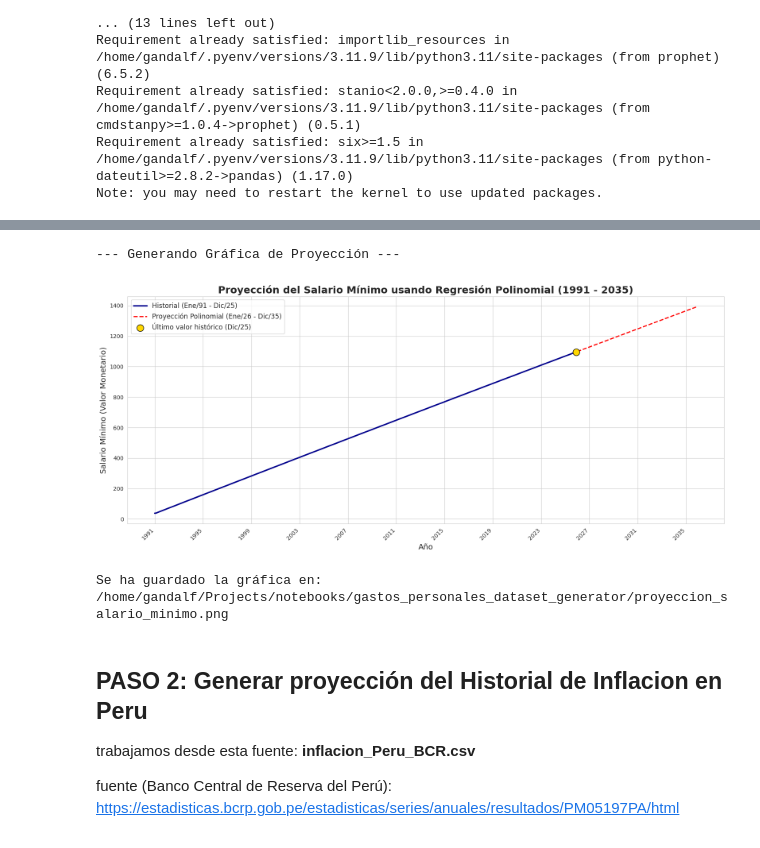
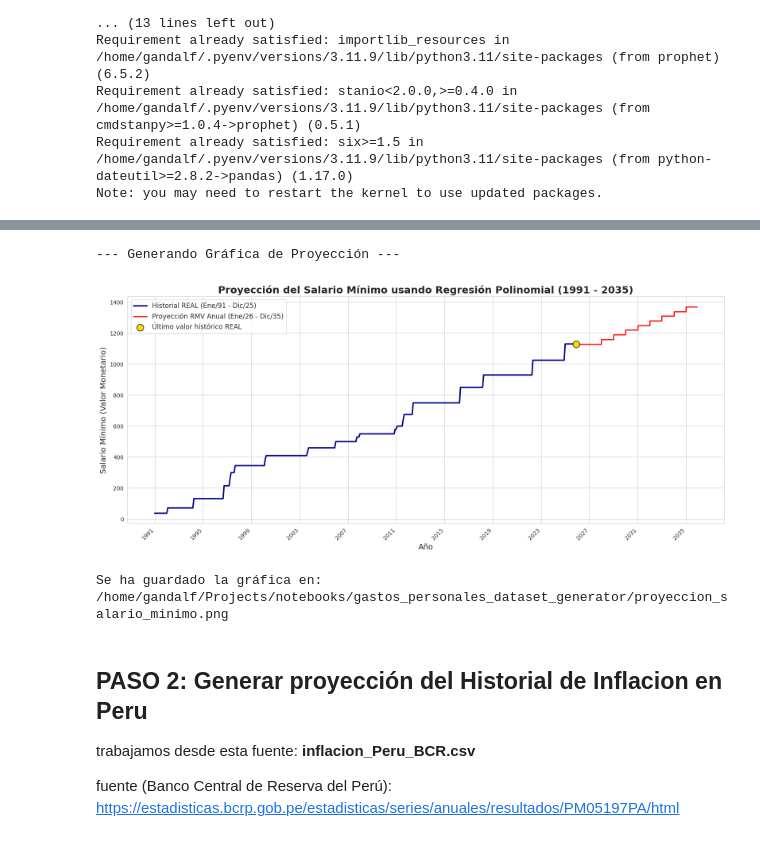
Before and after one commit to LuisCRicci/gastos_personales_dataset_generator, a Jupyter notebook: generator.ipynb, the cells around one changed output, grey strips where cells are left out. Cells and saved outputs as stored; diff of their text form; code cells hidden in the pictures.

```diff
--- a/generator.ipynb
+++ b/generator.ipynb
@@ -180,14 +219,16 @@ Ubicación: /home/gandalf/Projects/notebooks/gastos_personales_dataset_generator
 # %%
-# --- 6. Visualización de los Resultados ---
+# =========================================================================
+# 6. Visualización de los Resultados
+# =========================================================================
 
 print("\n--- Generando Gráfica de Proyección ---")
 
 # Convertir la columna de fecha a formato numérico (para el eje X)
-df_final = df_proyeccion[['Fecha_dt', 'Fecha', 'Salario_minimo_proyectado', 'Tipo_de_valor']].rename(columns={'Salario_minimo_proyectado': 'Salario_minimo'})
+df_final = df_proyeccion[['Fecha_dt', 'Fecha', 'Salario_minimo', 'Tipo_de_valor']]
 
 # Definir los datos históricos y de proyección
 df_historial = df_final[df_final['Tipo_de_valor'] == 'Historial']
-df_proyeccion = df_final[df_final['Tipo_de_valor'] == 'Proyección']
+df_proyeccion_final = df_final[df_final['Tipo_de_valor'] == 'Proyección']
 df_punto_corte = df_final.iloc[df_historial.index[-1]]
 
 # Configuración de la gráfica
@@ -198,56 +239,57 @@ sns.set_style("whitegrid")
 plt.plot(
     df_historial['Fecha_dt'],
     df_historial['Salario_minimo'],
-    label='Historial (Ene/91 - Dic/25)',
+    label='Historial REAL (Ene/91 - Dic/25)',
     color='darkblue',
     linewidth=2.5
 )
 
-# 2. Graficar la data proyectada (línea punteada)
+# 2. Graficar la data proyectada (línea punteada con escalones)
 plt.plot(
-    df_proyeccion['Fecha_dt'],
-    df_proyeccion['Salario_minimo'],
-    label='Proyección Polinomial (Ene/26 - Dic/35)',
+    df_proyeccion_final['Fecha_dt'],
+    df_proyeccion_final['Salario_minimo'],
+    label='Proyección RMV Anual (Ene/26 - Dic/35)',
     color='red',
-    linestyle='--',
+    linestyle='-',
+    drawstyle='steps-post', # <-- Usa 'steps-post' para el efecto de escalón
     linewidth=2
 )
+
 
 # 3. Marcar el punto de corte
 plt.scatter(
     df_punto_corte['Fecha_dt'],
     df_punto_corte['Salario_minimo'],
     color='gold',
     edgecolor='black',
     s=150,
     zorder=5,
-    label='Último valor histórico (Dic/25)'
+    label='Último valor histórico REAL'
 )
 
 # 4. Añadir Títulos y Etiquetas
 plt.title('Proyección del Salario Mínimo usando Regresión Polinomial (1991 - 2035)', fontsize=18, fontweight='bold')
 plt.xlabel('Año', fontsize=14)
 plt.ylabel('Salario Mínimo (Valor Monetario)', fontsize=14)
 plt.legend(loc='upper left', fontsize=12)
 plt.xticks(rotation=45, ha='right')
 
 # 5. Formato del Eje X (Mostrar solo una selección de años para claridad)
-# Seleccionar fechas representativas cada 4 años
 fechas_ticks = pd.to_datetime([f'{y}-01-01' for y in range(1991, 2036, 4)])
 plt.gca().set_xticks(fechas_ticks)
 plt.gca().set_xticklabels([f.strftime('%Y') for f in fechas_ticks])
 
 
 # 6. Guardar y Mostrar la gráfica
 plt.tight_layout()
 ruta_grafica = os.path.join(directorio_actual, 'proyeccion_salario_minimo.png')
 plt.savefig(ruta_grafica)
 plt.show()
 
 print(f"Se ha guardado la gráfica en: {ruta_grafica}")
 # %% [output]
 --- Generando Gráfica de Proyección ---
-[figure, old version]
+[figure, new version]
 Se ha guardado la gráfica en: /home/gandalf/Projects/notebooks/gastos_personales_dataset_generator/proyeccion_salario_minimo.png
 # %% [markdown]
 ## PASO 2: Generar proyección del Historial de Inflacion en Peru
```
Also changed, not shown: parts of 5 cells of this notebook, 2 other files.
